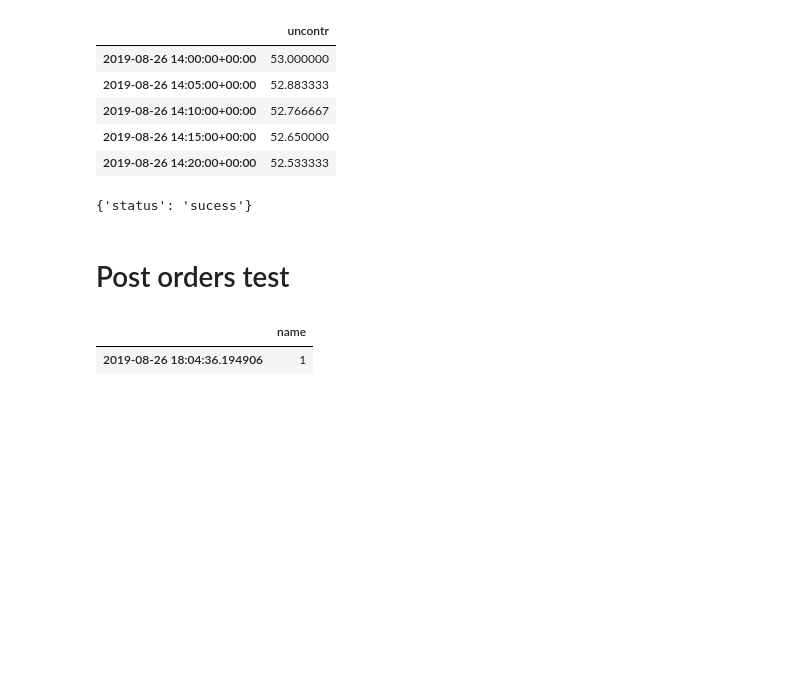
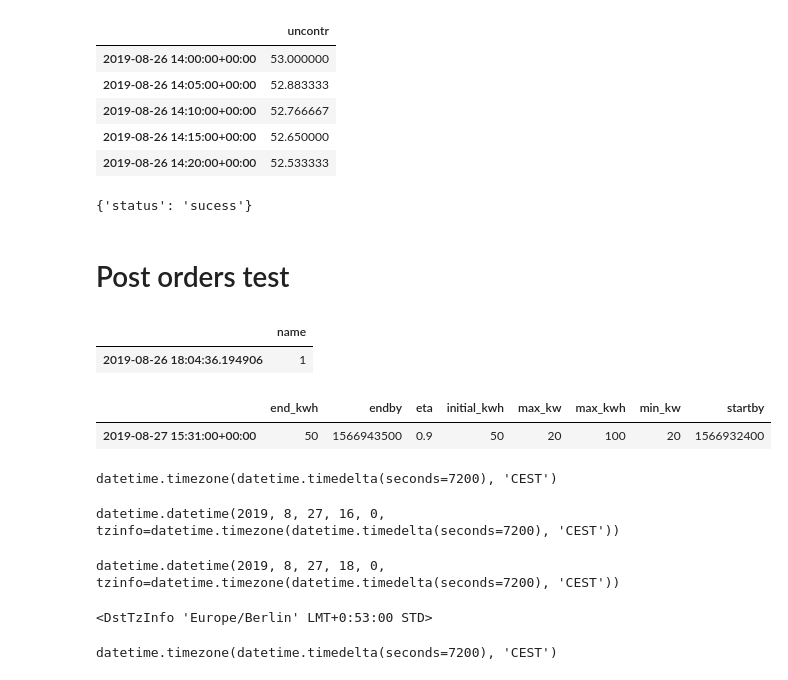
Before and after one commit to Jonathan56-archives/online_CSC_optimization, a Jupyter notebook: notebooks/fetch forecast.ipynb, the cells around one changed output. Drawn from its saved outputs; the diff is of its cells as text; code cells hidden in the pictures; blank space fills up the shorter version.

```diff
--- a/notebooks/fetch forecast.ipynb
+++ b/notebooks/fetch forecast.ipynb
@@ -120,0 +135,47 @@ pandas.DataFrame(index=[datetime.now()], data={'name': 1})
+# %%
+from influxdb import DataFrameClient
+from datetime import datetime, timedelta
+
+# Influxdb connection
+host='127.0.0.1'
+port=8086
+user = 'root'
+password = 'root'
+dbname = 'csc'
+client = DataFrameClient(host, port, user, password, dbname)
+client.create_database(dbname)
+# %%
+query = ("select * from bbook " +
+         "WHERE startby >= " +
+         str(int((datetime.now() + timedelta(minutes=5)).timestamp())) +
+         " AND endby <= " +
+         str(int((datetime.now() + timedelta(hours=24)).timestamp())))
+bbook = client.query(query)['bbook']
+bbook
+# %% [output]
+|  | end_kwh | endby | eta | initial_kwh | max_kw | max_kwh | min_kw | startby |
+| 2019-08-27 15:31:00+00:00 | 50 | 1566943500 | 0.9 | 50 | 20 | 100 | 20 | 1566932400 |
+# %%
+datetime.now().astimezone().tzinfo
+# %% [output]
+datetime.timezone(datetime.timedelta(seconds=7200), 'CEST')
+# %%
+tz = datetime.now().astimezone().tzinfo
+datetime.strptime("2019-08-27 16:00:00", '%Y-%m-%d %H:%M:%S').replace(tzinfo=tz)
+# %% [output]
+datetime.datetime(2019, 8, 27, 16, 0, tzinfo=datetime.timezone(datetime.timedelta(seconds=7200), 'CEST'))
+# %%
+from datetime import datetime, timezone
+tz = datetime.now().astimezone().tzinfo
+datetime.strptime("2019-08-27 16:00:00", '%Y-%m-%d %H:%M:%S').replace(tzinfo=timezone.utc).astimezone(tz=None)
+# %% [output]
+datetime.datetime(2019, 8, 27, 18, 0, tzinfo=datetime.timezone(datetime.timedelta(seconds=7200), 'CEST'))
+# %%
+import pytz
+pytz.timezone('Europe/Berlin')
+# %% [output]
+<DstTzInfo 'Europe/Berlin' LMT+0:53:00 STD>
+# %%
+datetime.strptime("2019-08-27 16:00:00", '%Y-%m-%d %H:%M:%S').astimezone(tz=pytz.timezone('Europe/Berlin')).astimezone().tzinfo
+# %% [output]
+datetime.timezone(datetime.timedelta(seconds=7200), 'CEST')
```
Also changed, not shown: parts of 4 cells of this notebook, 4 other files.
